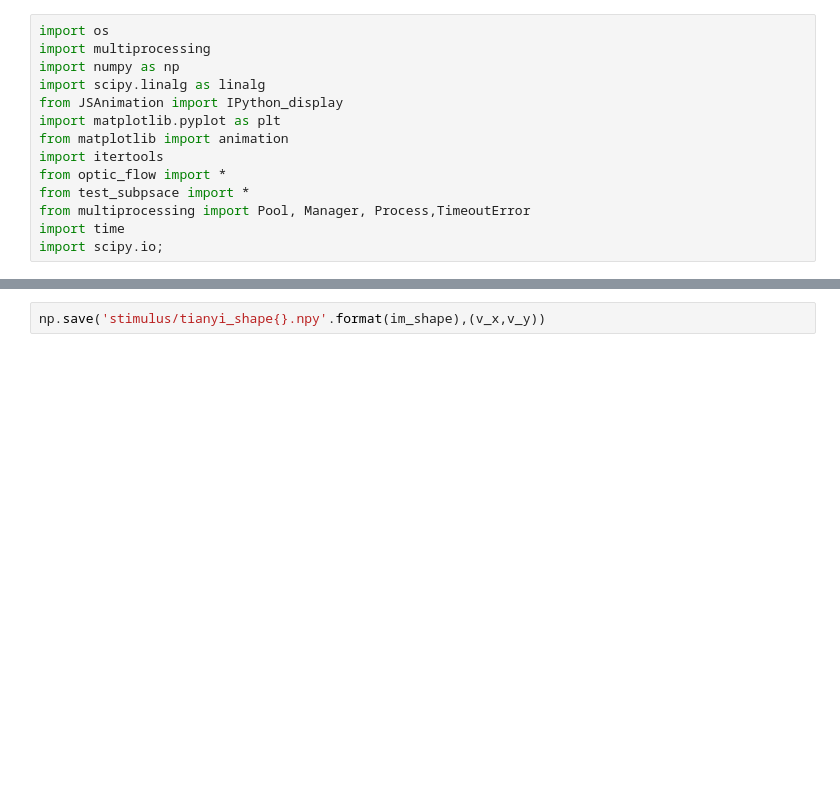
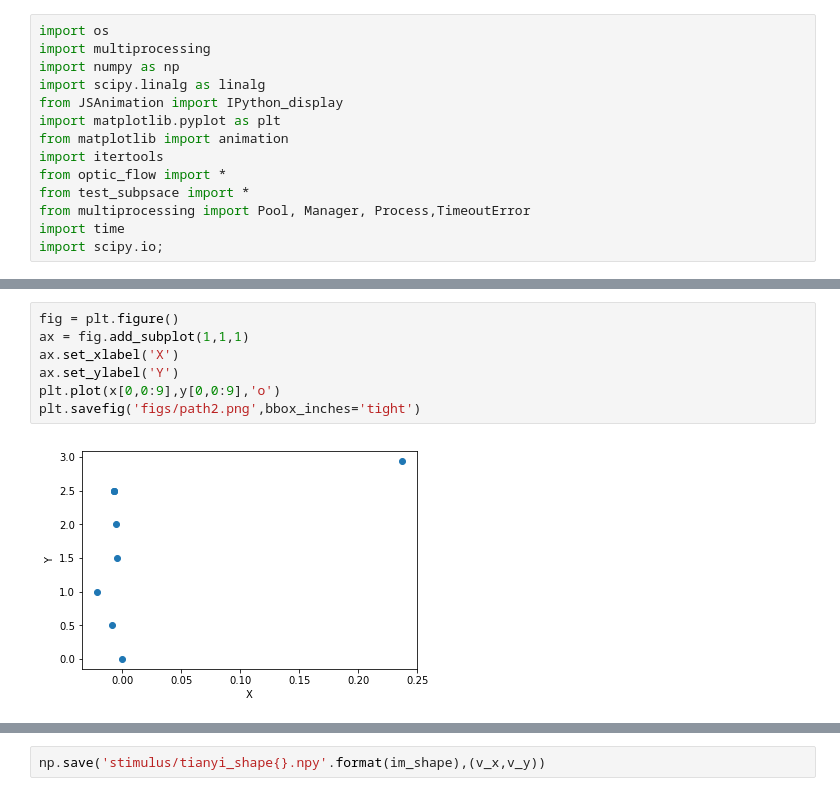
Before and after one commit to sharbatc/piof, a Jupyter notebook: tianyi_extract.ipynb, the cells around one changed output, grey strips where cells are left out. Saved outputs shown, nothing was run; the diff lists cells and outputs as text; blank space fills up the shorter version.

```diff
--- a/tianyi_extract.ipynb
+++ b/tianyi_extract.ipynb
@@ -78,2 +60,11 @@ Start to load all the data:
 [figure]
 <matplotlib.animation.FuncAnimation at 0x...>
+# %%
+fig = plt.figure()
+ax = fig.add_subplot(1,1,1)
+ax.set_xlabel('X')
+ax.set_ylabel('Y')
+plt.plot(x[0,0:9],y[0,0:9],'o')
+plt.savefig('figs/path2.png',bbox_inches='tight')
+# %% [output]
+[figure, added]
```
Also changed, not shown: parts of 18 cells of this notebook, 1 other file.
